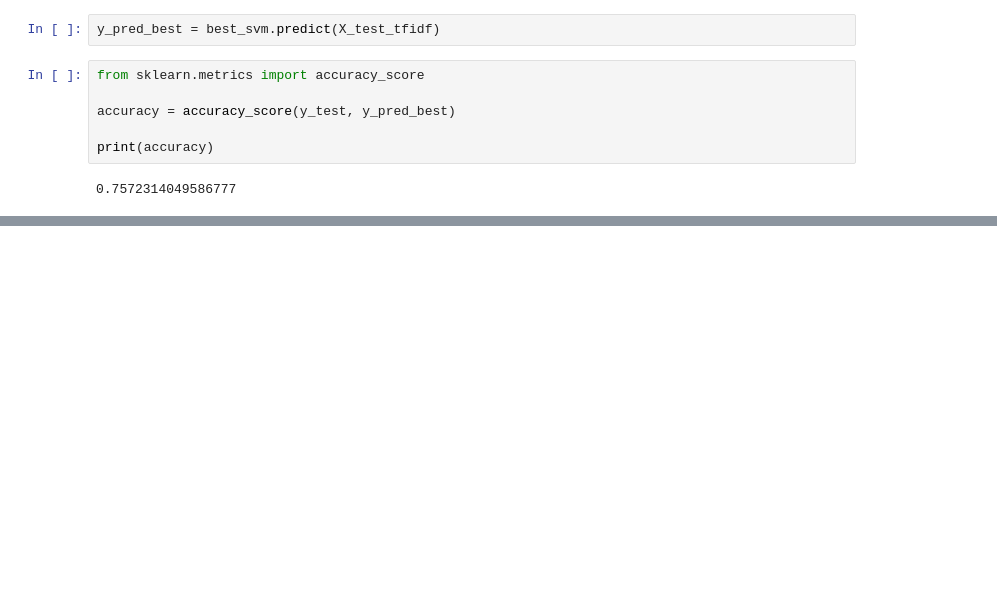
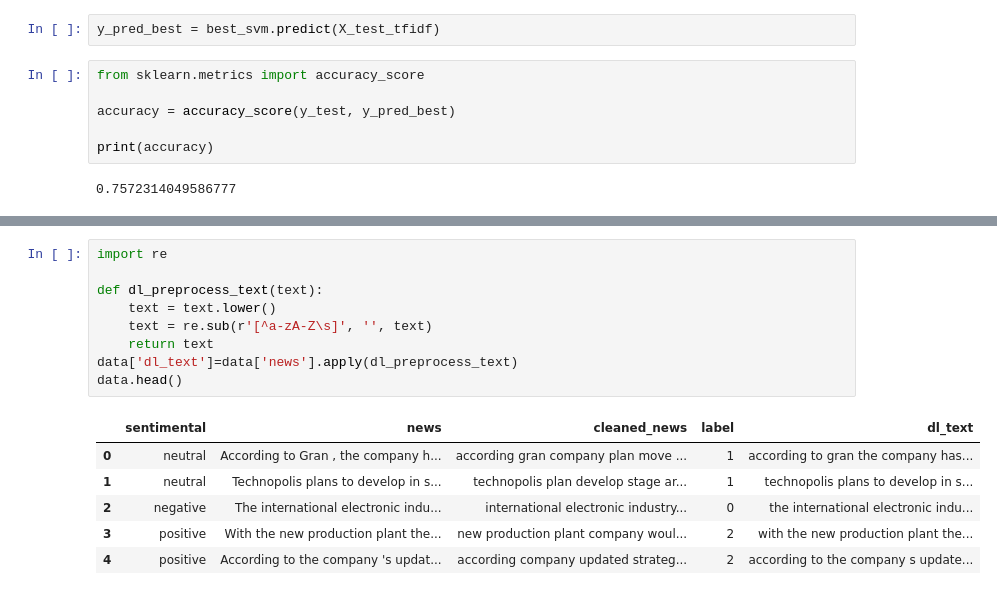
Before and after one commit to Tanush008/Real-Time-Financial-Sentiment-Pipeline, a Jupyter notebook: senti.ipynb, the cells around one changed output, grey strips where cells are left out. Saved outputs shown, nothing was run; the diff lists cells and outputs as text; blank space fills up the shorter version.

```diff
--- a/senti.ipynb
+++ b/senti.ipynb
@@ -337,0 +351,16 @@ print(accuracy)
+# %%
+import re
+
+def dl_preprocess_text(text):
+    text = text.lower()
+    text = re.sub(r'[^a-zA-Z\s]', '', text)
+    return text
+data['dl_text']=data['news'].apply(dl_preprocess_text)
+data.head()
+# %% [output]
+|  | sentimental | news | cleaned_news | label | dl_text |
+| 0 | neutral | According to Gran , the company h... | according gran company plan move ... | 1 | according to gran the company has... |
+| 1 | neutral | Technopolis plans to develop in s... | technopolis plan develop stage ar... | 1 | technopolis plans to develop in s... |
+| 2 | negative | The international electronic indu... | international electronic industry... | 0 | the international electronic indu... |
+| 3 | positive | With the new production plant the... | new production plant company woul... | 2 | with the new production plant the... |
+| 4 | positive | According to the company 's updat... | according company updated strateg... | 2 | according to the company s update... |
```
Also changed, not shown: parts of 20 cells of this notebook, 1 other file.
